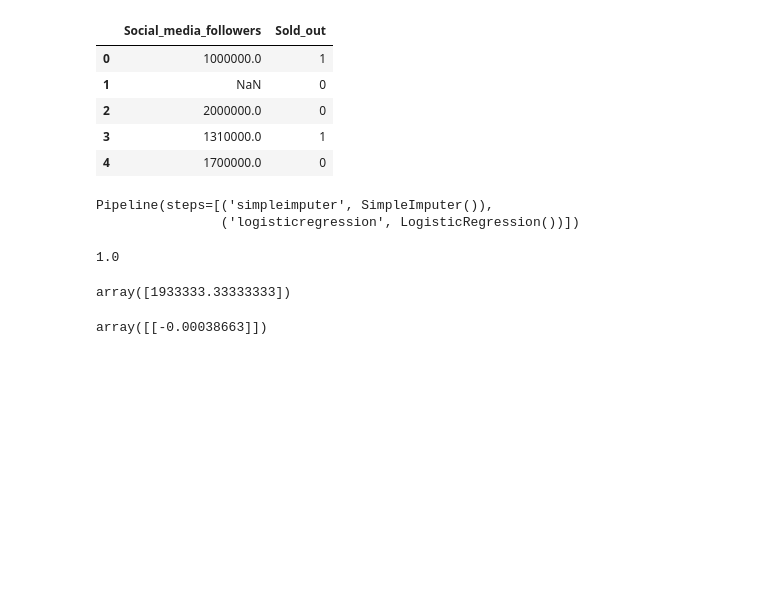
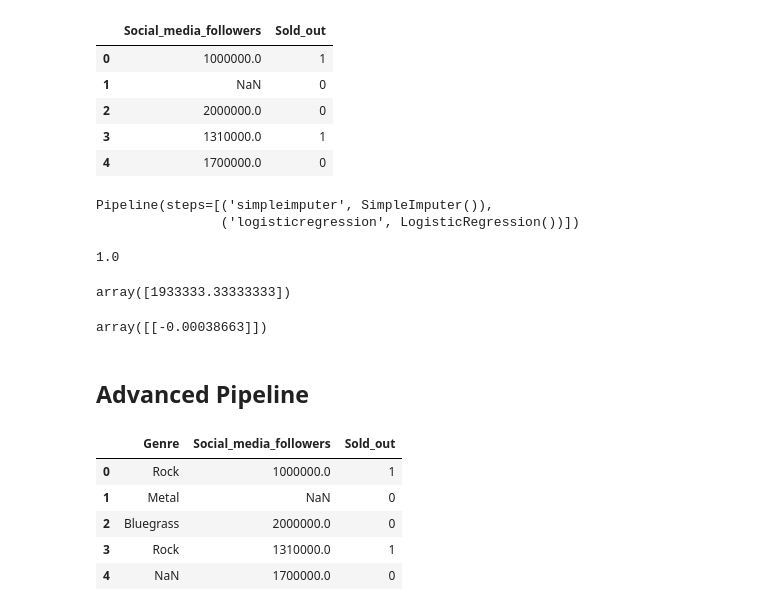
Before and after one commit to Suprim-Karki/ai-ml-portfolio, a Jupyter notebook: machine-learning/scikit-learn/pipeline.ipynb, the cells around one changed output. Saved outputs shown, nothing was run; the diff lists cells and outputs as text; code cells hidden in the pictures; blank space fills up the shorter version.

Commit message:
Creating two pipelines, one for numerical data and one for categorical data

```diff
--- a/machine-learning/scikit-learn/pipeline.ipynb
+++ b/machine-learning/scikit-learn/pipeline.ipynb
@@ -54,3 +54,20 @@ array([1933333.33333333])
 pipeline.named_steps.logisticregression.coef_
 # %% [output]
 array([[-0.00038663]])
+# %% [markdown]
+## Advanced Pipeline
+# %%
+d1 = {'Genre':['Rock', 'Metal', 'Bluegrass', 'Rock', np.nan, 'Rock', 'Rock', np.nan, 'Bluegrass', 'Rock'],
+    'Social_media_followers':[1000000, np.nan, 2000000, 1310000, 1700000, np.nan, 4100000, 1600000, 2200000, 1000000],
+    'Sold_out':[1,0,0,1,0,0,0,1,0,1]}
+
+df1 = pd.DataFrame(data=d1)
+
+df1.head()
+# %% [output]
+|  | Genre | Social_media_followers | Sold_out |
+| 0 | Rock | 1000000.0 | 1 |
+| 1 | Metal | NaN | 0 |
+| 2 | Bluegrass | 2000000.0 | 0 |
+| 3 | Rock | 1310000.0 | 1 |
+| 4 | NaN | 1700000.0 | 0 |
```
Also changed, not shown: parts of 4 cells of this notebook.
